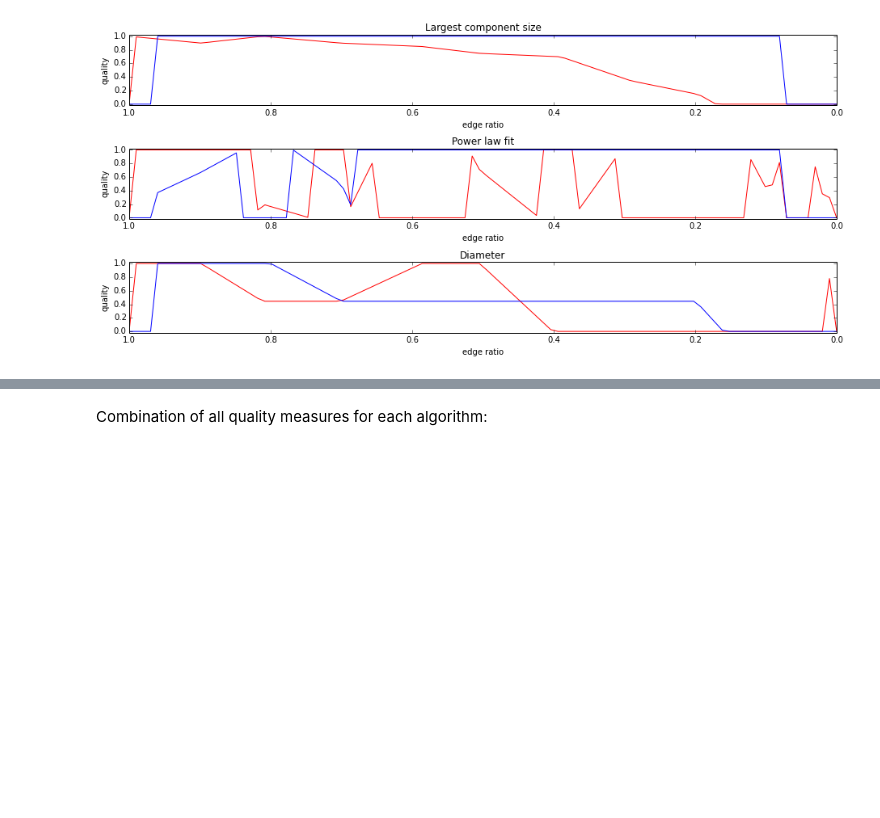
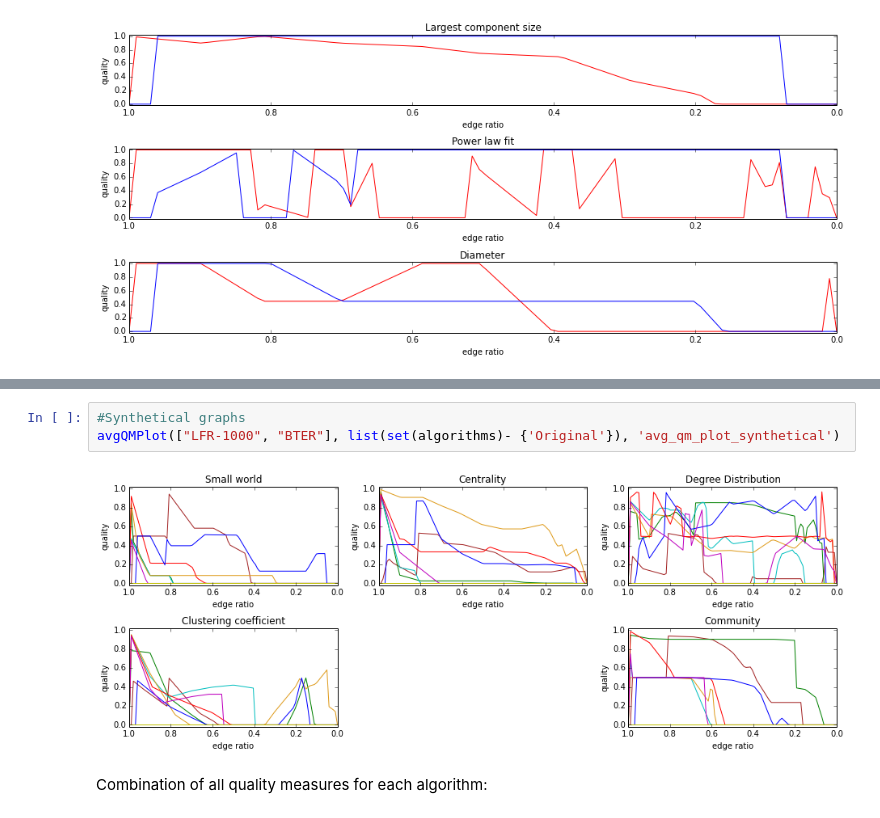
Before and after one commit to kit-parco/networkit-hyperbolic-kd, a Jupyter notebook: Doc/Notebooks/BackboneStatistics.ipynb, the cells around one changed output, grey strips where cells are left out. Saved outputs shown, nothing was run; the diff lists cells and outputs as text; blank space fills up the shorter version.

```diff
--- a/Doc/Notebooks/BackboneStatistics.ipynb
+++ b/Doc/Notebooks/BackboneStatistics.ipynb
@@ -501,3 +525,8 @@ stats_per_qm(qmss, 1, None)
+# %%
+#Synthetical graphs
+avgQMPlot(["LFR-1000", "BTER"], list(set(algorithms)- {'Original'}), 'avg_qm_plot_synthetical')
+# %% [output]
+[figure, added]
 # %% [markdown]
 Combination of all quality measures for each algorithm:
 # %%
```
Also changed, not shown: parts of 5 cells of this notebook.
